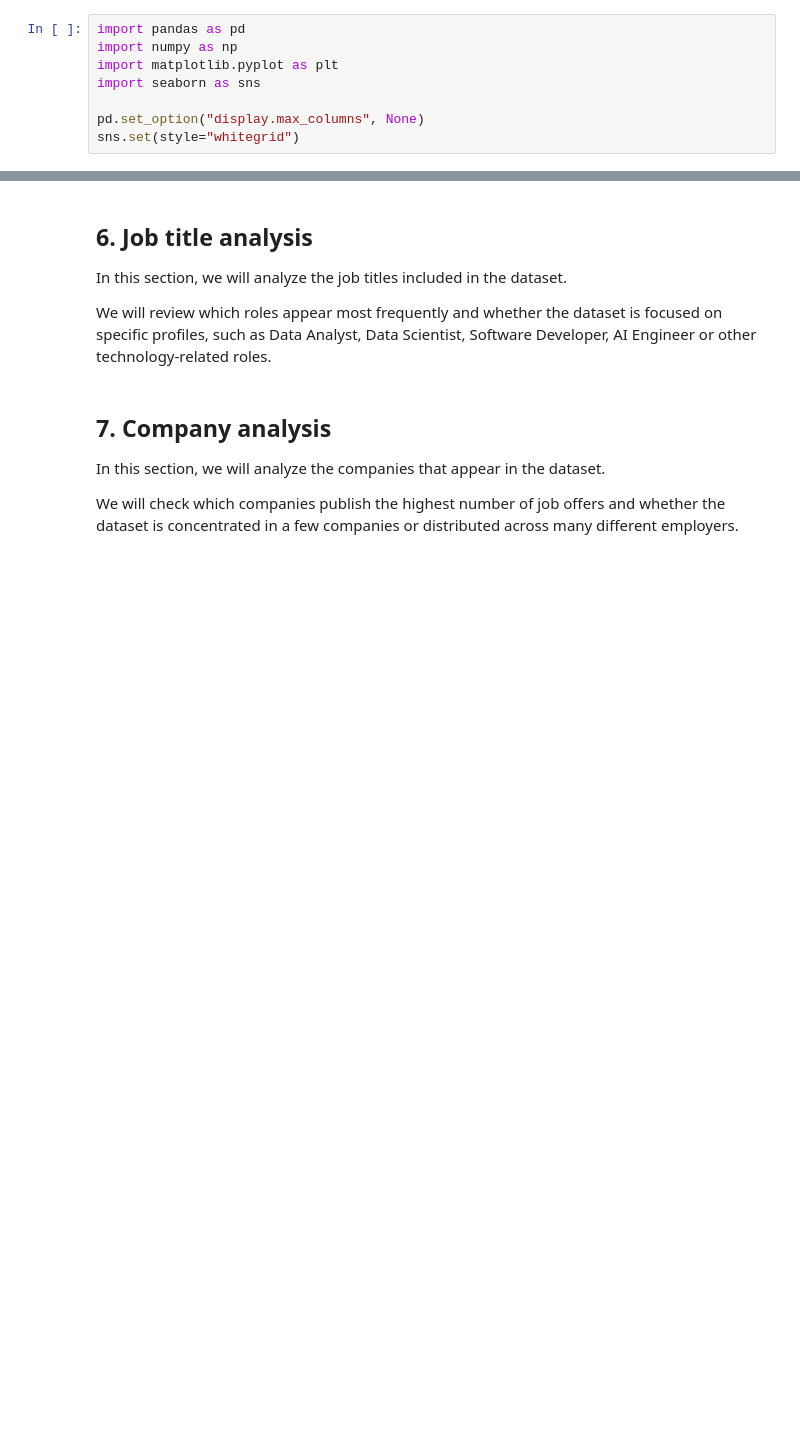
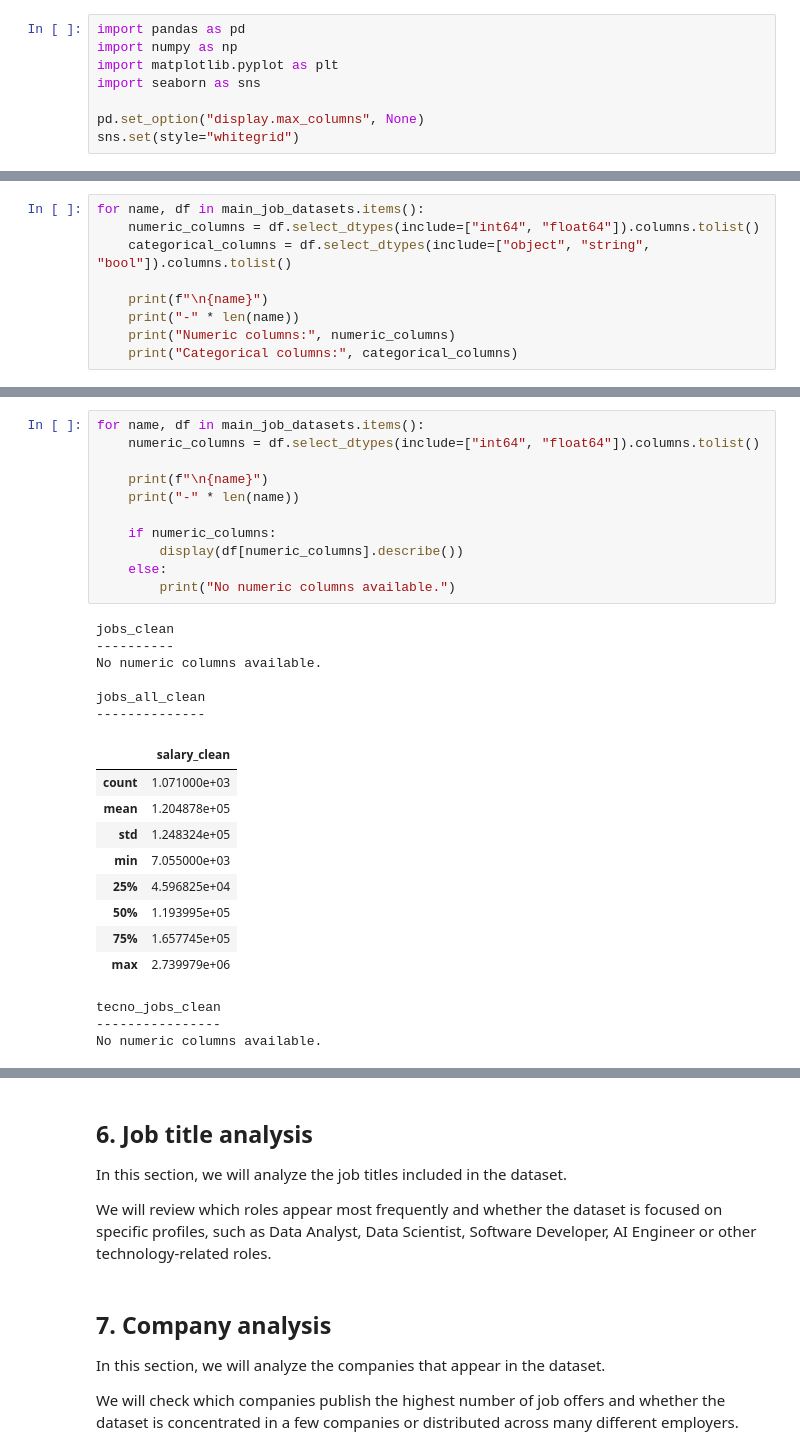
Before and after one commit to Gema-Villanueva/proyecto-eda-roles-datos, a Jupyter notebook: notebooks/03_eda.ipynb, the cells around one changed output, grey strips where cells are left out. Drawn from its saved outputs; the diff is of its cells as text; blank space fills up the shorter version.

```diff
--- a/notebooks/03_eda.ipynb
+++ b/notebooks/03_eda.ipynb
@@ -48,0 +268,9 @@ We will check the number of rows and columns, the column names, the data types a
+# %%
+for name, df in main_job_datasets.items():
+    numeric_columns = df.select_dtypes(include=["int64", "float64"]).columns.tolist()
+    categorical_columns = df.select_dtypes(include=["object", "string", "bool"]).columns.tolist()
+
+    print(f"\n{name}")
+    print("-" * len(name))
+    print("Numeric columns:", numeric_columns)
+    print("Categorical columns:", categorical_columns)
@@ -49 +306,31 @@ We will check the number of rows and columns, the column names, the data types a
+# %%
+for name, df in main_job_datasets.items():
+    numeric_columns = df.select_dtypes(include=["int64", "float64"]).columns.tolist()
+
+    print(f"\n{name}")
+    print("-" * len(name))
+
+    if numeric_columns:
+        display(df[numeric_columns].describe())
+    else:
+        print("No numeric columns available.")
+# %% [output]
+jobs_clean
+----------
+No numeric columns available.
+
+jobs_all_clean
+--------------
+|  | salary_clean |
+| count | 1.071000e+03 |
+| mean | 1.204878e+05 |
+| std | 1.248324e+05 |
+| min | 7.055000e+03 |
+| 25% | 4.596825e+04 |
+| 50% | 1.193995e+05 |
+| 75% | 1.657745e+05 |
+| max | 2.739979e+06 |
+tecno_jobs_clean
+----------------
+No numeric columns available.
 # %% [markdown]
```
Also changed, not shown: parts of 25 cells of this notebook.
